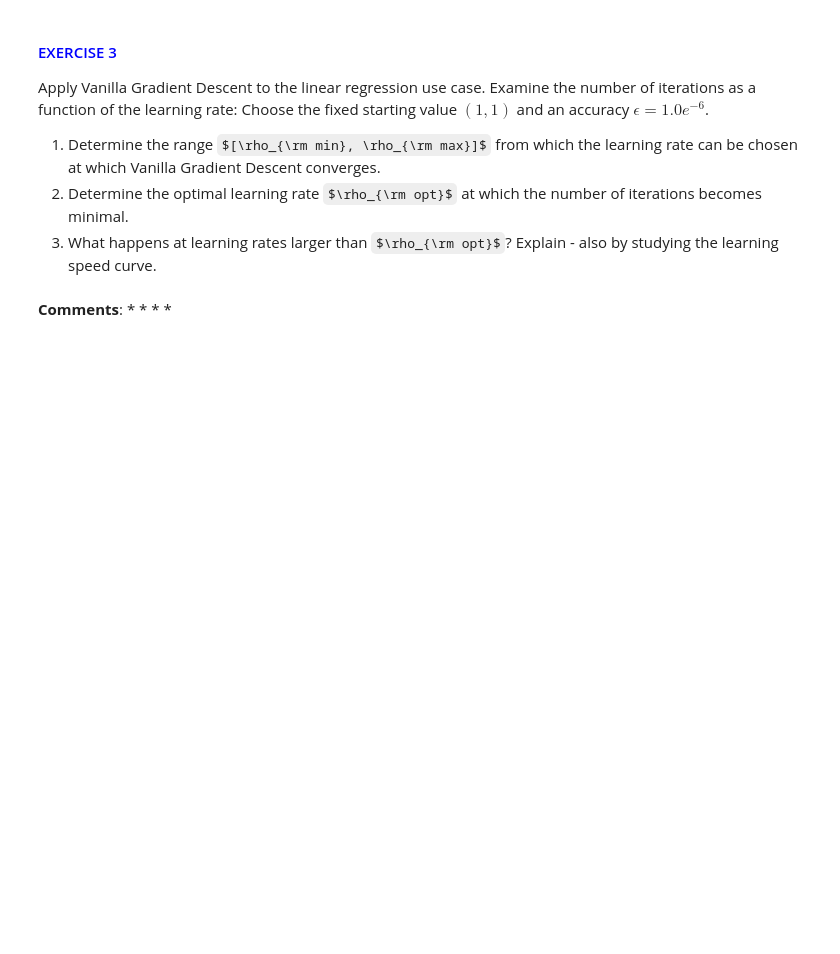
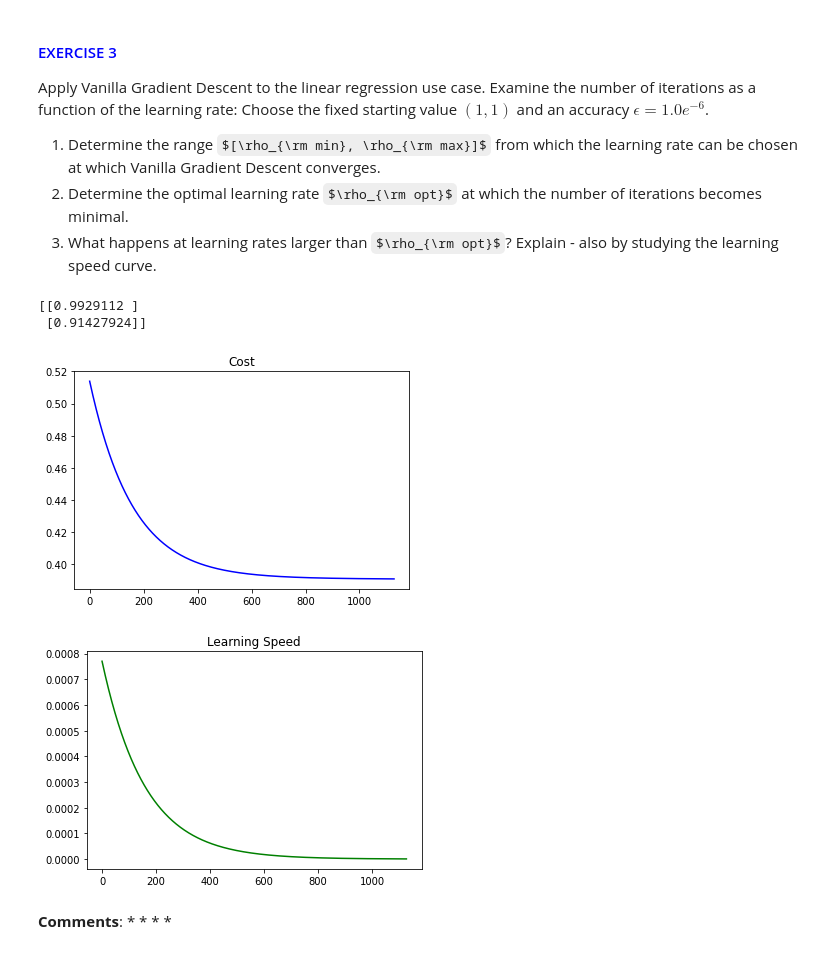
Before and after one commit to jsvilling/VANA_Assignemnts, a Jupyter notebook: gradient_descent_01-stud_villing_zellweger.ipynb, the cells around one changed output. Drawn from its saved outputs; the diff is of its cells as text; code cells hidden in the pictures; some formulas as TeX source; blank space fills up the shorter version.

```diff
--- a/gradient_descent_01-stud_villing_zellweger.ipynb
+++ b/gradient_descent_01-stud_villing_zellweger.ipynb
@@ -253,17 +253,20 @@ Examine the number of iterations as a function of the learning rate: Choose the
 # %%
 # EXERCISE 3.1
 
 x,y = load_regression_data()
 X = design_matrix(x)
 
 # START YOUR CODE
-
-
-
-
-
-
+initial = np.array([1,1]).reshape(2,1)
+xmin, cost_hist, learning_speed_hist = vanilla_gradient_descent(lin_regression_cost, lin_regression_gradient_cost, 0.0001, initial, 100000000, eps=1.0e-6, X=X, y=y)
+print(xmin)
+learningcurve_plots(cost_hist, learning_speed_hist)
 # END YOUR CODE
+# %% [output]
+[[0.9929112 ]
+ [0.91427924]]
+[figure, added]
+[figure, added]
 # %% [markdown]
 **Comments**:
 *
```
